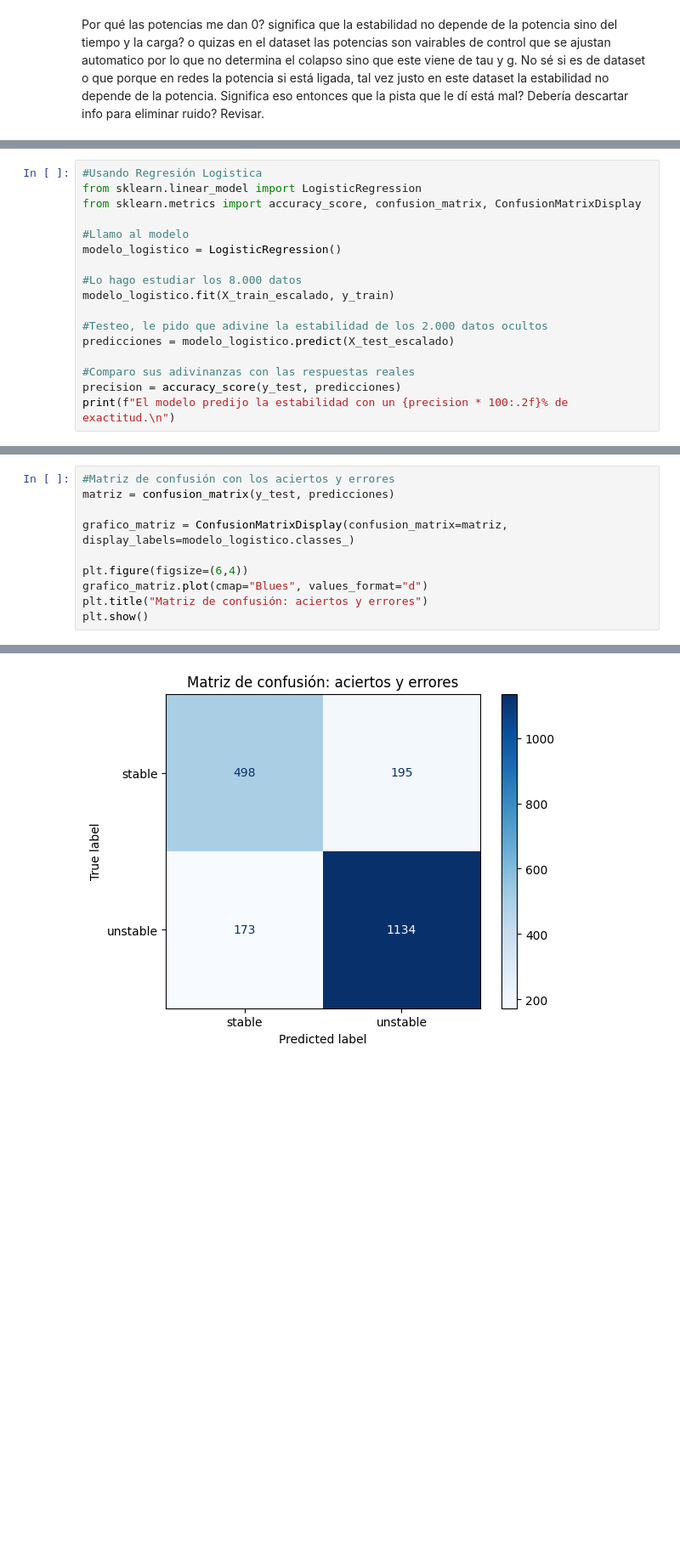
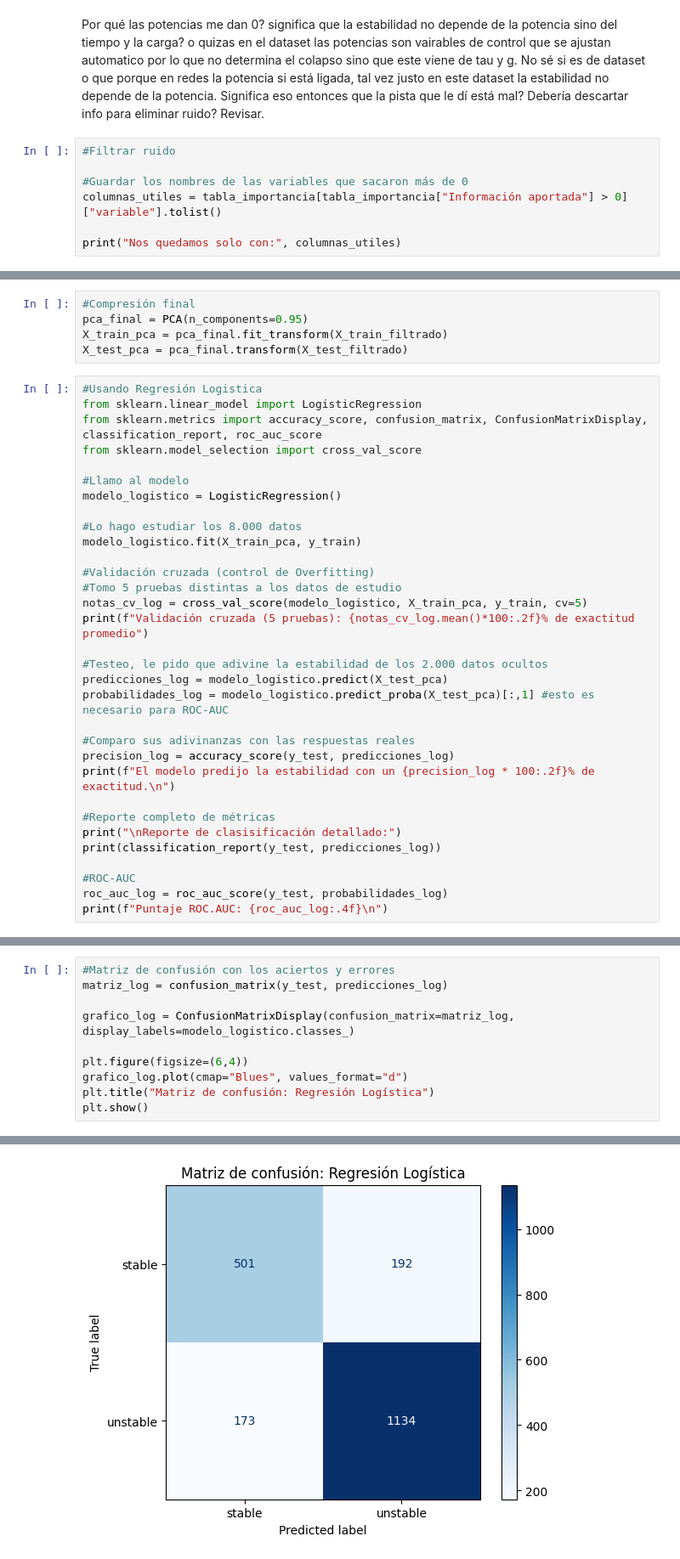
Before and after one commit to samiravergara-bit/Proyecto-1-Red-El-ctrica, a Jupyter notebook: Estabilidad electrica.ipynb, the cells around one changed output, grey strips where cells are left out. Shown at 85% size. Drawn from its saved outputs; the diff is of its cells as text; blank space fills up the shorter version.

```diff
--- a/Estabilidad electrica.ipynb
+++ b/Estabilidad electrica.ipynb
@@ -154,3 +143,10 @@ No sé si es de dataset o que porque en redes la potencia si está ligada, tal v
 Significa eso entonces que la pista que le dí está mal?
 Debería descartar info para eliminar ruido?
 Revisar.
+# %%
+#Filtrar ruido
+
+#Guardar los nombres de las variables que sacaron más de 0
+columnas_utiles = tabla_importancia[tabla_importancia["Información aportada"] > 0]["variable"].tolist()
+
+print("Nos quedamos solo con:", columnas_utiles)
@@ -157,18 +196,38 @@ Revisar.
+# %%
+#Compresión final
+pca_final = PCA(n_components=0.95)
+X_train_pca = pca_final.fit_transform(X_train_filtrado)
+X_test_pca = pca_final.transform(X_test_filtrado)
 # %%
 #Usando Regresión Logistica
 from sklearn.linear_model import LogisticRegression
-from sklearn.metrics import accuracy_score, confusion_matrix, ConfusionMatrixDisplay
+from sklearn.metrics import accuracy_score, confusion_matrix, ConfusionMatrixDisplay, classification_report, roc_auc_score
+from sklearn.model_selection import cross_val_score
 
 #Llamo al modelo
 modelo_logistico = LogisticRegression()
 
 #Lo hago estudiar los 8.000 datos
-modelo_logistico.fit(X_train_escalado, y_train)
+modelo_logistico.fit(X_train_pca, y_train)
+
+#Validación cruzada (control de Overfitting)
+#Tomo 5 pruebas distintas a los datos de estudio
+notas_cv_log = cross_val_score(modelo_logistico, X_train_pca, y_train, cv=5)
+print(f"Validación cruzada (5 pruebas): {notas_cv_log.mean()*100:.2f}% de exactitud promedio")
 
 #Testeo, le pido que adivine la estabilidad de los 2.000 datos ocultos
-predicciones = modelo_logistico.predict(X_test_escalado)
+predicciones_log = modelo_logistico.predict(X_test_pca)
+probabilidades_log = modelo_logistico.predict_proba(X_test_pca)[:,1] #esto es necesario para ROC-AUC
 
 #Comparo sus adivinanzas con las respuestas reales
-precision = accuracy_score(y_test, predicciones)
-print(f"El modelo predijo la estabilidad con un {precision * 100:.2f}% de exactitud.\n")
+precision_log = accuracy_score(y_test, predicciones_log)
+print(f"El modelo predijo la estabilidad con un {precision_log * 100:.2f}% de exactitud.\n")
+
+#Reporte completo de métricas
+print("\nReporte de clasisificación detallado:")
+print(classification_report(y_test, predicciones_log))
+
+#ROC-AUC
+roc_auc_log = roc_auc_score(y_test, probabilidades_log)
+print(f"Puntaje ROC.AUC: {roc_auc_log:.4f}\n")
 # %% [output]
@@ -176,16 +249,16 @@ El modelo predijo la estabilidad con un 81.60% de exactitud.
 # %%
 #Matriz de confusión con los aciertos y errores
-matriz = confusion_matrix(y_test, predicciones)
+matriz_log = confusion_matrix(y_test, predicciones_log)
 
-grafico_matriz = ConfusionMatrixDisplay(confusion_matrix=matriz, display_labels=modelo_logistico.classes_)
+grafico_log = ConfusionMatrixDisplay(confusion_matrix=matriz_log, display_labels=modelo_logistico.classes_)
 
 plt.figure(figsize=(6,4))
-grafico_matriz.plot(cmap="Blues", values_format="d")
-plt.title("Matriz de confusión: aciertos y errores")
+grafico_log.plot(cmap="Blues", values_format="d")
+plt.title("Matriz de confusión: Regresión Logística")
 plt.show()
 # %% [output]
 <Figure size 600x400 with 0 Axes>
-[figure, old version]
+[figure, new version]
 # %%
 #Ahora usaré KNN
 from sklearn.neighbors import KNeighborsClassifier
```
Also changed, not shown: parts of 18 cells of this notebook.
